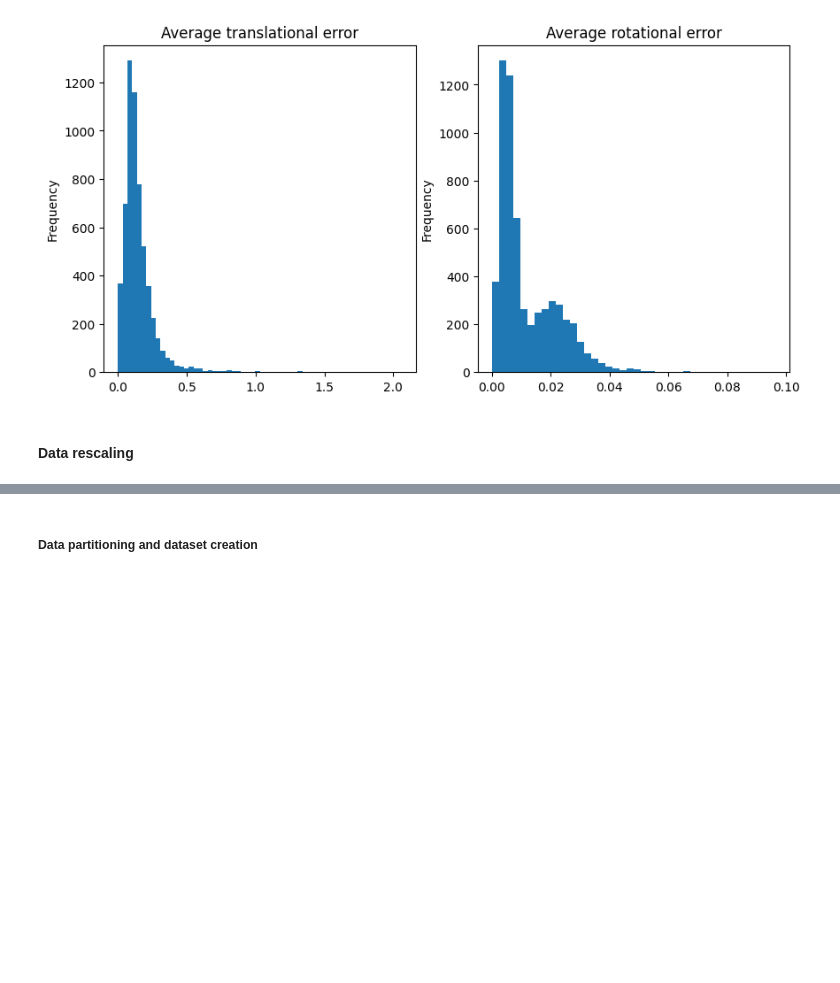
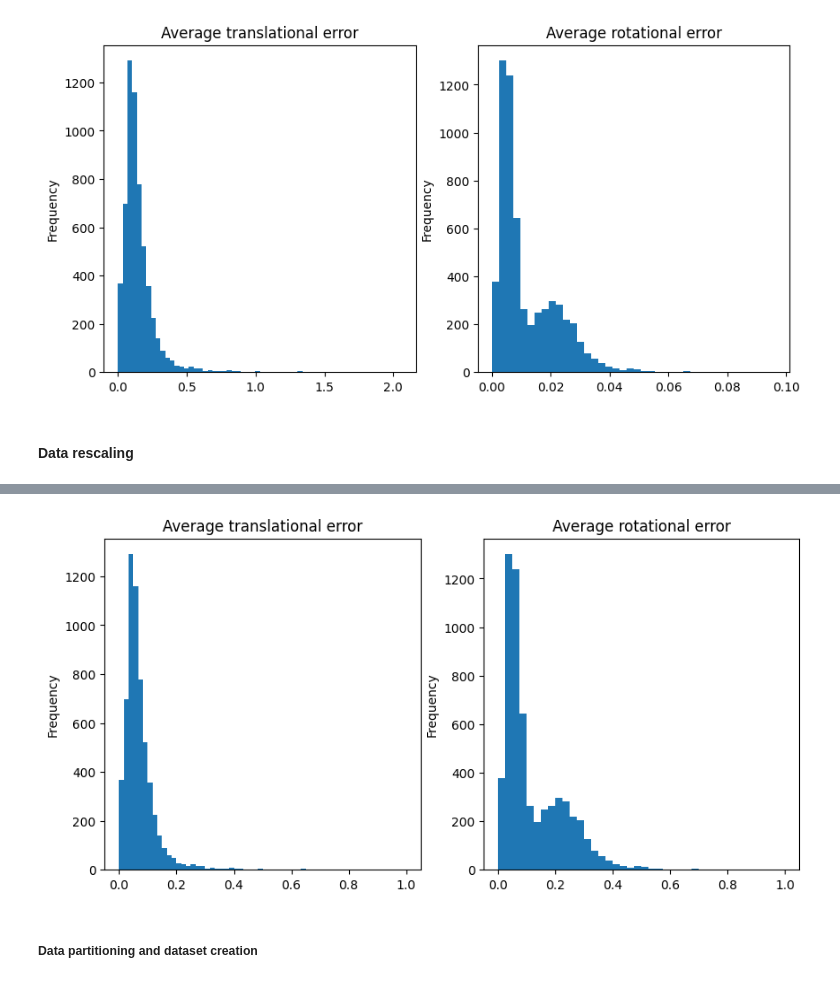
Before and after one commit to prina404/StatisticalMethodsProject, a Jupyter notebook: SLAM_CNN.ipynb, the cells around one changed output, grey strips where cells are left out. Saved outputs shown, nothing was run; the diff lists cells and outputs as text; code cells hidden in the pictures; blank space fills up the shorter version.

```diff
--- a/SLAM_CNN.ipynb
+++ b/SLAM_CNN.ipynb
@@ -85,3 +88,11 @@ df.head()
+# %%
+fig, ax = plt.subplots(1, 2)
+fig.set_figwidth(10)
+df['translErr'].plot.hist(bins=60, title='Average translational error', ax=ax[0])
+df['rotErr'].plot.hist(bins=40, title='Average rotational error', ax=ax[1])
+plt.show()
+# %% [output]
+[figure, added]
 # %% [markdown]
 ##### Data partitioning and dataset creation
 # %%
```
Also changed, not shown: parts of 17 cells of this notebook.
